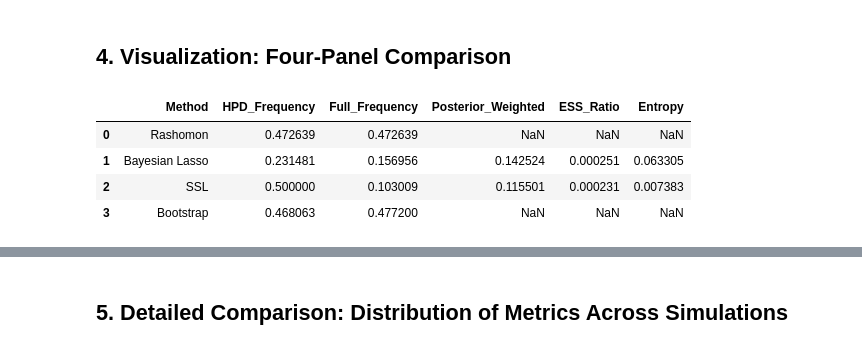
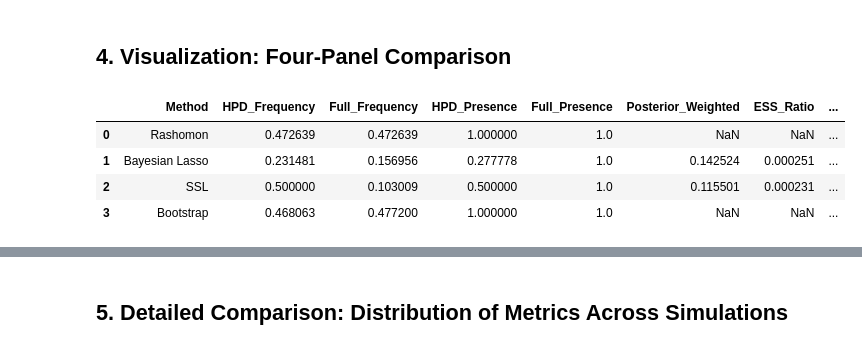
Before and after one commit to AparaV/rashomon-partition-sets, a Jupyter notebook: Code/analyze_posterior_comparison.ipynb, the cells around one changed output, grey strips where cells are left out. Drawn from its saved outputs; the diff is of its cells as text; code cells hidden in the pictures.

```diff
--- a/Code/analyze_posterior_comparison.ipynb
+++ b/Code/analyze_posterior_comparison.ipynb
@@ -443,20 +602,22 @@ Interpretation:
 # %%
 # Combine all metrics for plotting
 comparison_data = {
     'Method': ['Rashomon', 'Bayesian Lasso', 'SSL', 'Bootstrap'],
     'HPD_Frequency': [rashomon_freq_mean, blasso_hpd_freq_mean, ssl_hpd_freq_mean, bootstrap_topk_freq_mean],
     'Full_Frequency': [rashomon_freq_mean, blasso_full_freq_mean, ssl_full_freq_mean, bootstrap_full_freq_mean],
+    'HPD_Presence': [rashomon_presence_mean, blasso_hpd_presence_mean, ssl_hpd_presence_mean, bootstrap_topk_presence_mean],
+    'Full_Presence': [rashomon_presence_mean, blasso_full_presence_mean, ssl_full_presence_mean, bootstrap_full_presence_mean],
     'Posterior_Weighted': [np.nan, blasso_weighted_mean, ssl_weighted_mean, np.nan],
     'ESS_Ratio': [np.nan, blasso_ess['ESS'].mean()/n_samples_blasso, ssl_ess['ESS'].mean()/n_samples_ssl, np.nan],
     'Entropy': [np.nan, blasso_entropy['posterior_entropy'].mean(), ssl_entropy['posterior_entropy'].mean(), np.nan]
 }
 comparison_df = pd.DataFrame(comparison_data)
 
 comparison_df
 # %% [output]
-|  | Method | HPD_Frequency | Full_Frequency | Posterior_Weighted | ESS_Ratio | Entropy |
-| 0 | Rashomon | 0.472639 | 0.472639 | NaN | NaN | NaN |
-| 1 | Bayesian Lasso | 0.231481 | 0.156956 | 0.142524 | 0.000251 | 0.063305 |
-| 2 | SSL | 0.500000 | 0.103009 | 0.115501 | 0.000231 | 0.007383 |
-| 3 | Bootstrap | 0.468063 | 0.477200 | NaN | NaN | NaN |
+|  | Method | HPD_Frequency | Full_Frequency | HPD_Presence | Full_Presence | Posterior_Weighted | ESS_Ratio | ... |
+| 0 | Rashomon | 0.472639 | 0.472639 | 1.000000 | 1.0 | NaN | NaN | ... |
+| 1 | Bayesian Lasso | 0.231481 | 0.156956 | 0.277778 | 1.0 | 0.142524 | 0.000251 | ... |
+| 2 | SSL | 0.500000 | 0.103009 | 0.500000 | 1.0 | 0.115501 | 0.000231 | ... |
+| 3 | Bootstrap | 0.468063 | 0.477200 | 1.000000 | 1.0 | NaN | NaN | ... |
 # %%
```
Also changed, not shown: parts of 6 cells of this notebook.
